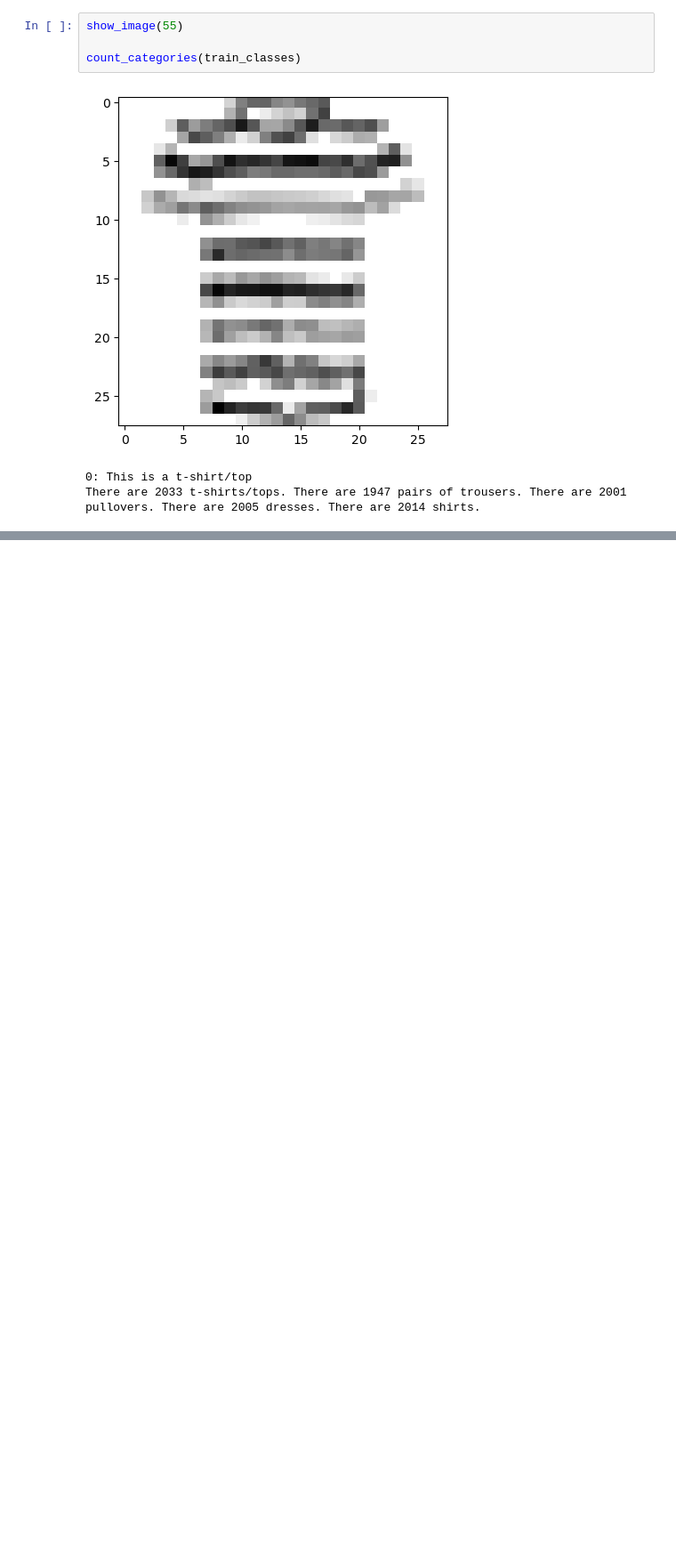
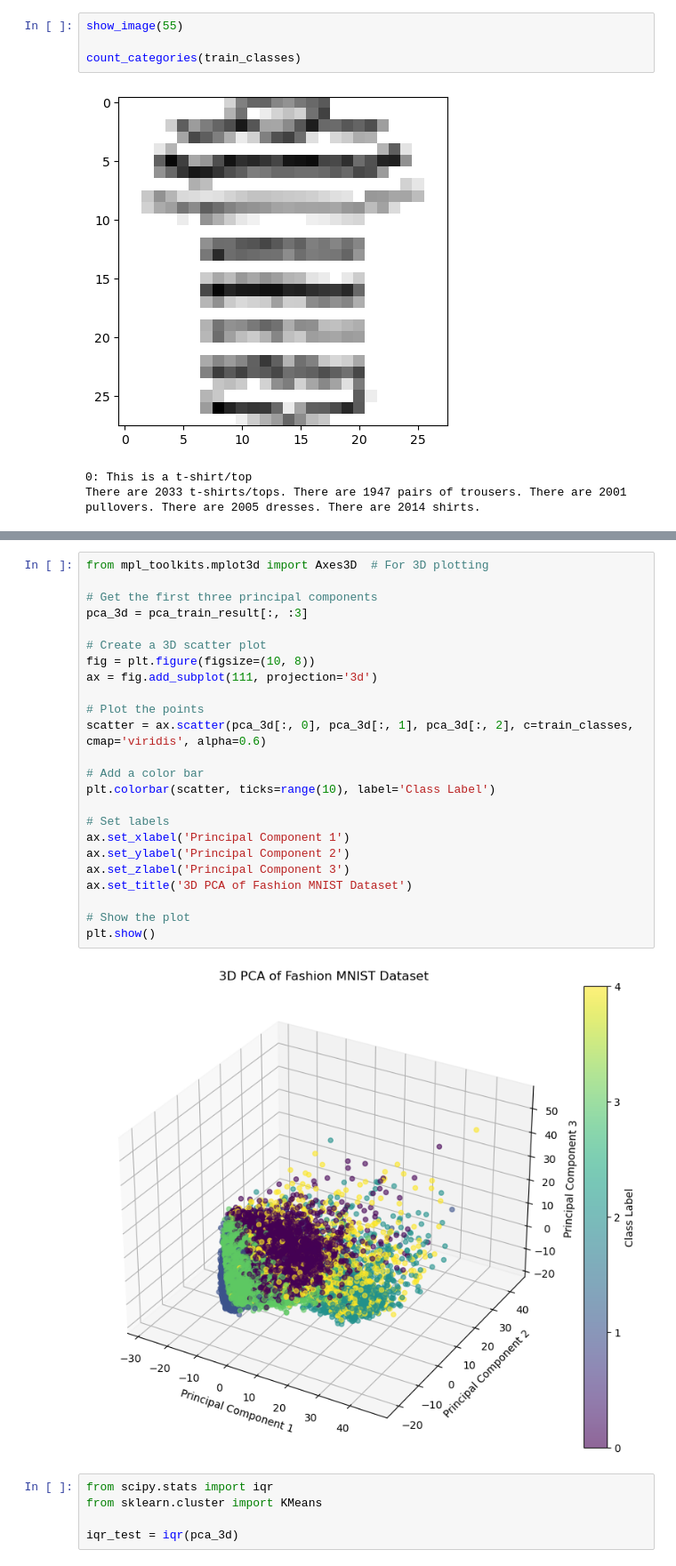
Before and after one commit to poopiboi/ML_2024_3rdSemesterProject_Clothing, a Jupyter notebook: Project/ML_1st_code.ipynb, the cells around one changed output, grey strips where cells are left out. Shown at 89% size. Saved outputs shown, nothing was run; the diff lists cells and outputs as text; blank space fills up the shorter version.

```diff
--- a/Project/ML_1st_code.ipynb
+++ b/Project/ML_1st_code.ipynb
@@ -176,0 +177,31 @@ Explained variance ratio: [0.22603368 0.13609817 0.06358945 0.05010653 0.0306270
+# %%
+from mpl_toolkits.mplot3d import Axes3D  # For 3D plotting
+
+# Get the first three principal components
+pca_3d = pca_train_result[:, :3]
+
+# Create a 3D scatter plot
+fig = plt.figure(figsize=(10, 8))
+ax = fig.add_subplot(111, projection='3d')
+
+# Plot the points
+scatter = ax.scatter(pca_3d[:, 0], pca_3d[:, 1], pca_3d[:, 2], c=train_classes, cmap='viridis', alpha=0.6)
+
+# Add a color bar
+plt.colorbar(scatter, ticks=range(10), label='Class Label')
+
+# Set labels
+ax.set_xlabel('Principal Component 1')
+ax.set_ylabel('Principal Component 2')
+ax.set_zlabel('Principal Component 3')
+ax.set_title('3D PCA of Fashion MNIST Dataset')
+
+# Show the plot
+plt.show()
+# %% [output]
+[figure, added]
+# %%
+from scipy.stats import iqr
+from sklearn.cluster import KMeans
+
+iqr_test = iqr(pca_3d)
```
Also changed, not shown: parts of 13 cells of this notebook.
